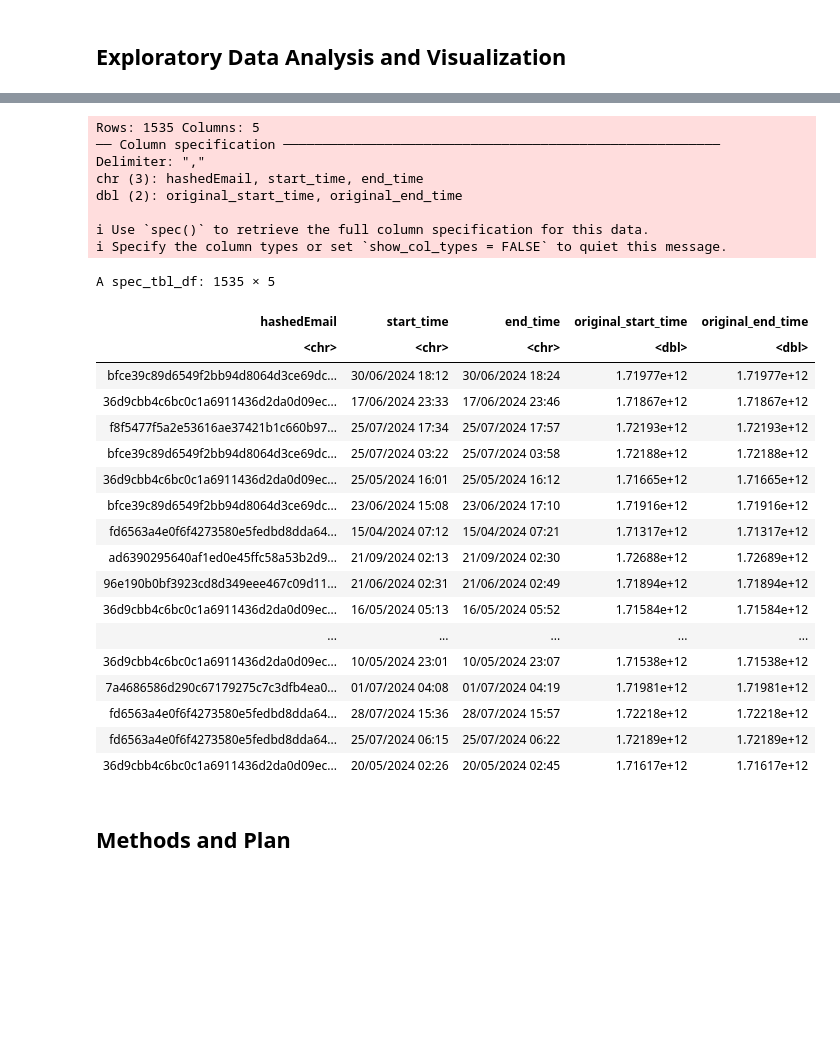
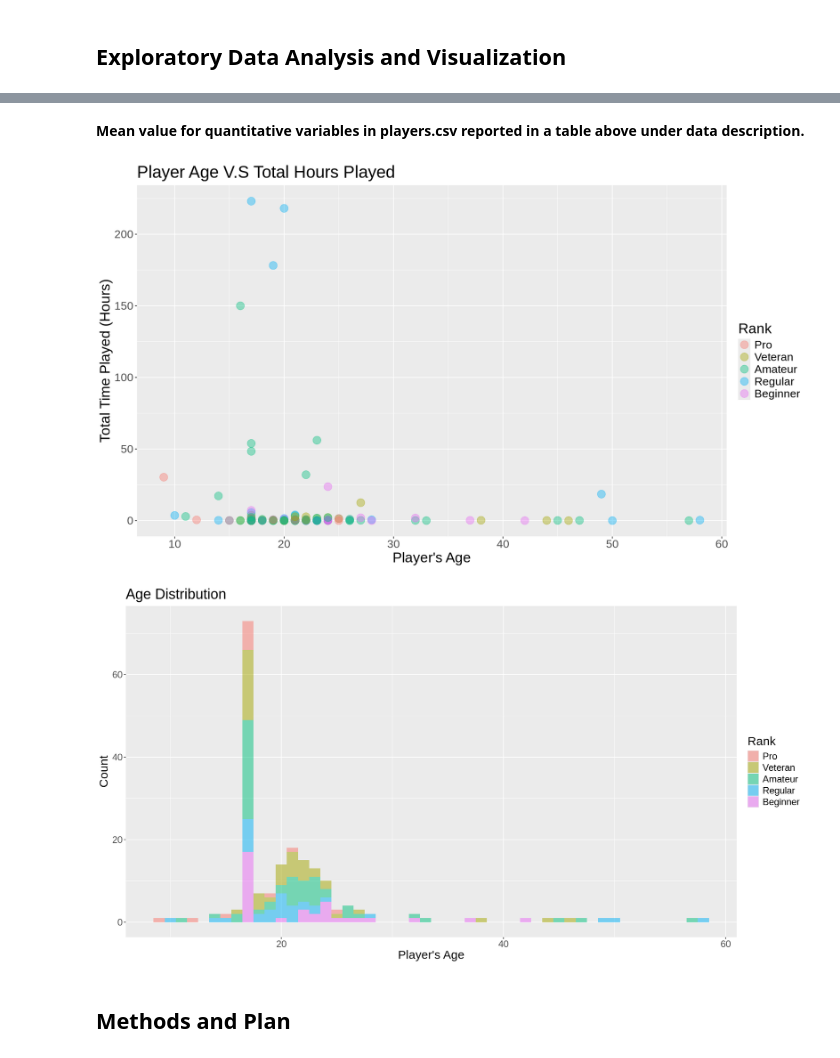
Before and after one commit to chloe8162022/individual_project_dsci100, a Jupyter notebook: individual_project.ipynb, the cells around one changed output, grey strips where cells are left out. Drawn from its saved outputs; the diff is of its cells as text; code cells hidden in the pictures; blank space fills up the shorter version.

```diff
--- a/individual_project.ipynb
+++ b/individual_project.ipynb
@@ -137,34 +136,26 @@ A spec_tbl_df: 196 × 7
-# %%
-sessions_data <- read_csv("sessions.csv")
-sessions_data
-# %% [output]
-Rows: 1535 Columns: 5
-── Column specification ────────────────────────────────────────────────────────
-Delimiter: ","
-chr (3): hashedEmail, start_time, end_time
-dbl (2): original_start_time, original_end_time
-
-ℹ Use `spec()` to retrieve the full column specification for this data.
-ℹ Specify the column types or set `show_col_types = FALSE` to quiet this message.
-A spec_tbl_df: 1535 × 5
-| hashedEmail | start_time | end_time | original_start_time | original_end_time |
-| <chr> | <chr> | <chr> | <dbl> | <dbl> |
-| bfce39c89d6549f2bb94d8064d3ce69dc... | 30/06/2024 18:12 | 30/06/2024 18:24 | 1.71977e+12 | 1.71977e+12 |
-| 36d9cbb4c6bc0c1a6911436d2da0d09ec... | 17/06/2024 23:33 | 17/06/2024 23:46 | 1.71867e+12 | 1.71867e+12 |
-| f8f5477f5a2e53616ae37421b1c660b97... | 25/07/2024 17:34 | 25/07/2024 17:57 | 1.72193e+12 | 1.72193e+12 |
-| bfce39c89d6549f2bb94d8064d3ce69dc... | 25/07/2024 03:22 | 25/07/2024 03:58 | 1.72188e+12 | 1.72188e+12 |
-| 36d9cbb4c6bc0c1a6911436d2da0d09ec... | 25/05/2024 16:01 | 25/05/2024 16:12 | 1.71665e+12 | 1.71665e+12 |
-| bfce39c89d6549f2bb94d8064d3ce69dc... | 23/06/2024 15:08 | 23/06/2024 17:10 | 1.71916e+12 | 1.71916e+12 |
-| fd6563a4e0f6f4273580e5fedbd8dda64... | 15/04/2024 07:12 | 15/04/2024 07:21 | 1.71317e+12 | 1.71317e+12 |
-| ad6390295640af1ed0e45ffc58a53b2d9... | 21/09/2024 02:13 | 21/09/2024 02:30 | 1.72688e+12 | 1.72689e+12 |
-| 96e190b0bf3923cd8d349eee467c09d11... | 21/06/2024 02:31 | 21/06/2024 02:49 | 1.71894e+12 | 1.71894e+12 |
-| 36d9cbb4c6bc0c1a6911436d2da0d09ec... | 16/05/2024 05:13 | 16/05/2024 05:52 | 1.71584e+12 | 1.71584e+12 |
-| ... | ... | ... | ... | ... |
-| 36d9cbb4c6bc0c1a6911436d2da0d09ec... | 10/05/2024 23:01 | 10/05/2024 23:07 | 1.71538e+12 | 1.71538e+12 |
-| 7a4686586d290c67179275c7c3dfb4ea0... | 01/07/2024 04:08 | 01/07/2024 04:19 | 1.71981e+12 | 1.71981e+12 |
-| fd6563a4e0f6f4273580e5fedbd8dda64... | 28/07/2024 15:36 | 28/07/2024 15:57 | 1.72218e+12 | 1.72218e+12 |
-| fd6563a4e0f6f4273580e5fedbd8dda64... | 25/07/2024 06:15 | 25/07/2024 06:22 | 1.72189e+12 | 1.72189e+12 |
-| 36d9cbb4c6bc0c1a6911436d2da0d09ec... | 20/05/2024 02:26 | 20/05/2024 02:45 | 1.71617e+12 | 1.71617e+12 |
+# %% [markdown]
+**Mean value for quantitative variables in players.csv reported in a table above under data description.**
+# %%
+options(repr.plot.height = 8, repr.plot.width = 14)
+players_scatter <- players_data |>
+    ggplot(aes(x = Age, y = played_hours, colour = experience)) +
+    geom_point(alpha = 0.4, size = 5) +
+    labs(x = "Player's Age", y = "Total Time Played (Hours)", colour = "Rank") +
+    theme(text = element_text(size = 20)) +
+    ggtitle("Player Age V.S Total Hours Played")
+players_scatter
+# %% [output]
+[figure, added]
+# %%
+options(repr.plot.height = 8, repr.plot.width = 15)
+players_bar <- players_data |>
+    ggplot(aes(x = Age, fill = experience)) +
+    geom_histogram(binwidth = 1, alpha = 0.5) +
+    labs(x = "Player's Age", y = "Count", title = "Age Distribution", fill = "Rank") +
+    theme(text = element_text(size = 18))
+players_bar
+# %% [output]
+[figure, added]
 # %% [markdown]
 ## Methods and Plan
 # %% [markdown]
```
Also changed, not shown: parts of 5 cells of this notebook.
